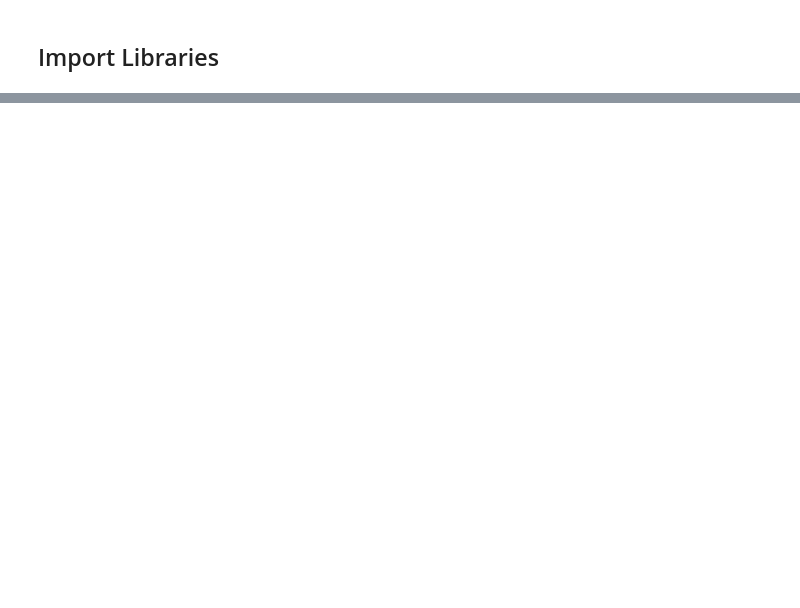
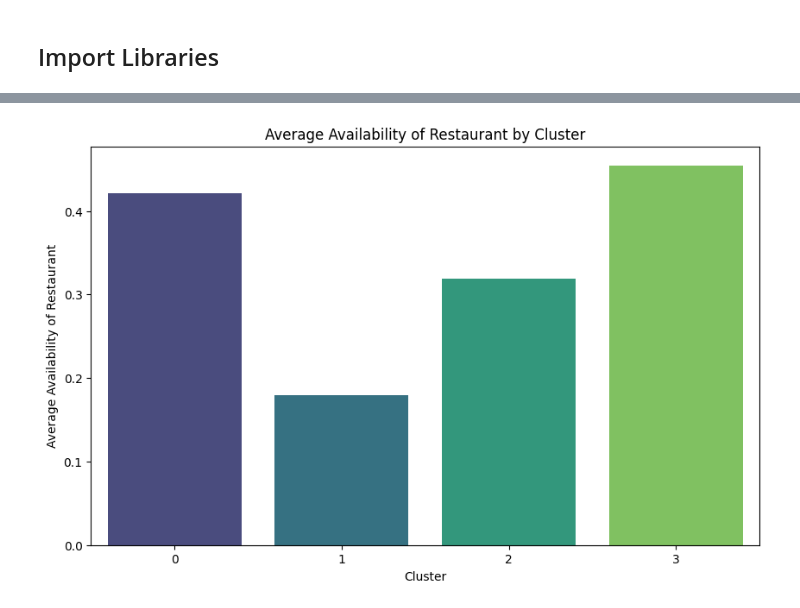
Before and after one commit to SamerGharbi21/labtop, a Jupyter notebook: ML - K-Means-all-features.ipynb, the cells around one changed output, grey strips where cells are left out. Drawn from its saved outputs; the diff is of its cells as text; code cells hidden in the pictures; blank space fills up the shorter version.

```diff
--- a/ML - K-Means-all-features.ipynb
+++ b/ML - K-Means-all-features.ipynb
@@ -403,0 +119,16 @@ plt.show()
+# %%
+plt.figure(figsize=(10, 6))
+
+# Calculate the average Business_Centre availability by Cluster
+df_grouped = df.groupby('Cluster')['Restaurant'].mean().reset_index()
+
+# Create a bar chart
+sns.barplot(x='Cluster', y='Restaurant', data=df_grouped, palette='viridis')
+
+# Customize the plot
+plt.title('Average Availability of Restaurant by Cluster')
+plt.xlabel('Cluster')
+plt.ylabel('Average Availability of Restaurant')
+plt.show()
+# %% [output]
+[figure, added]
```
Also changed, not shown: parts of 78 cells of this notebook, 9 other files.
